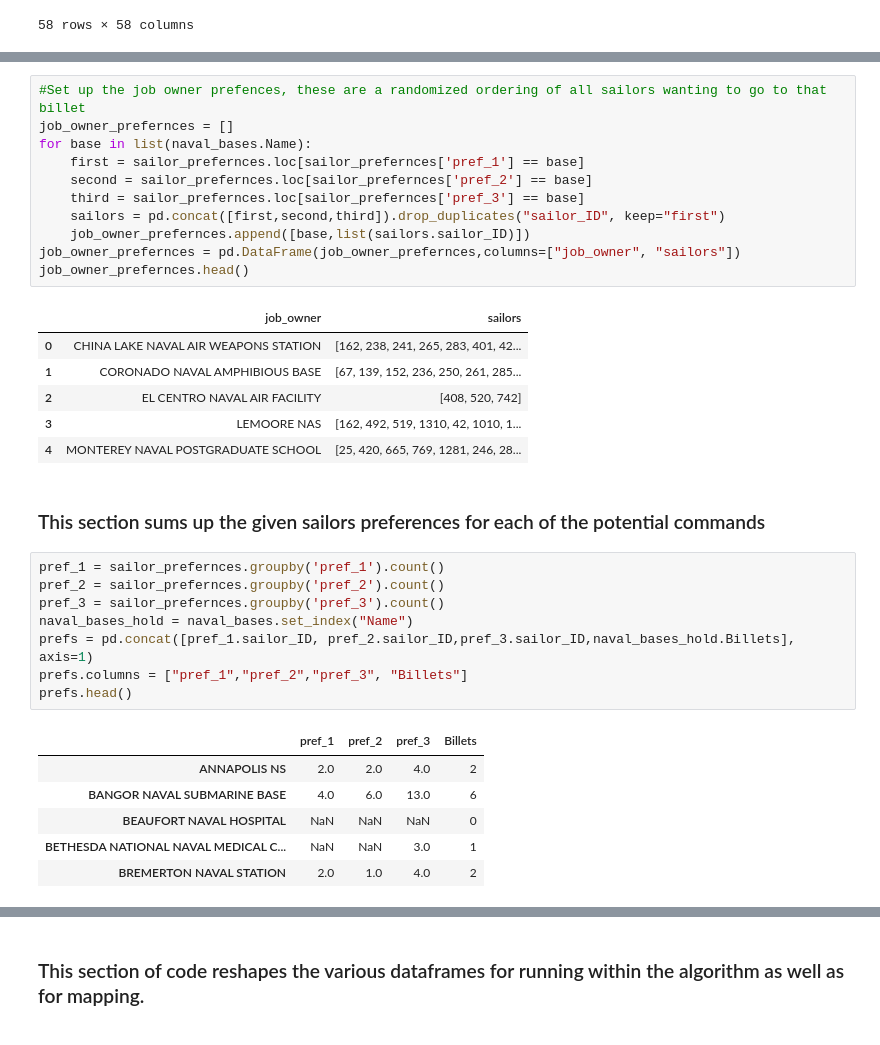
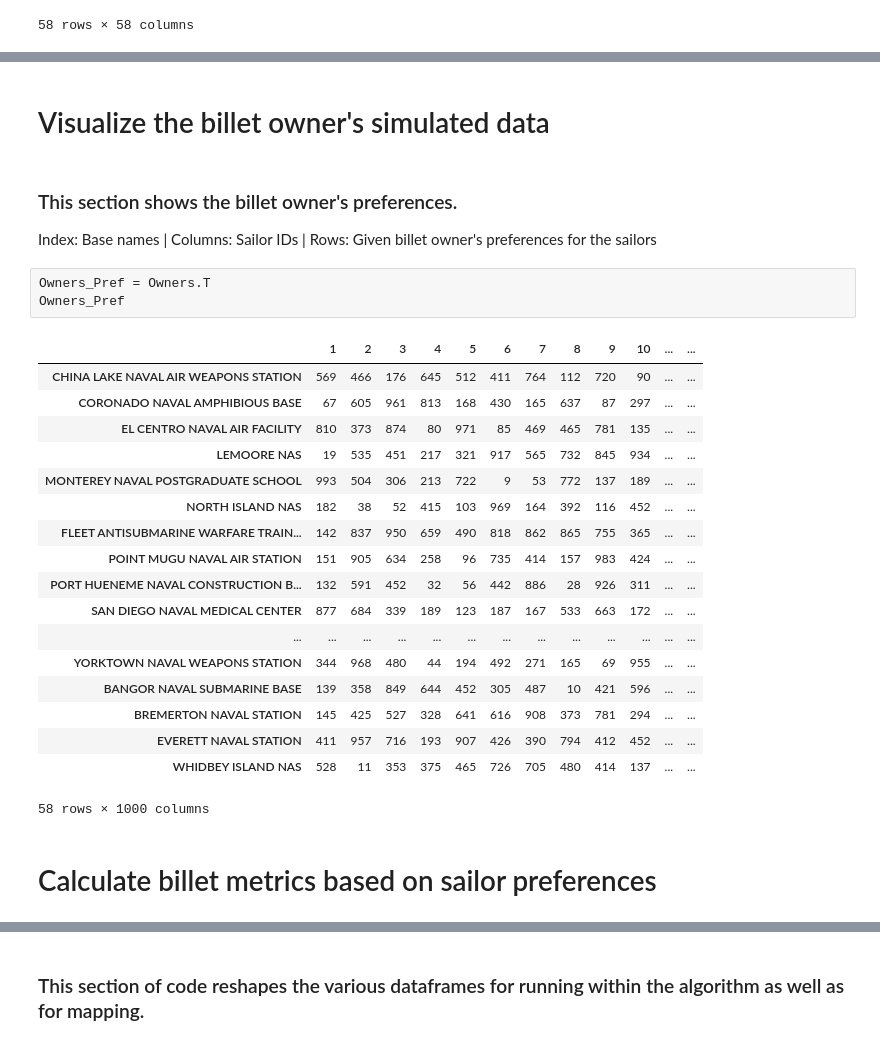
Before and after one commit to ieshaw/Dynamic_Manning, a Jupyter notebook: Code/Final Dynamic Manning Read Ahead.ipynb, the cells around one changed output, grey strips where cells are left out. Drawn from its saved outputs; the diff is of its cells as text.

Commit message:
Update Final Dynamic Manning Read Ahead.ipynb
More updates, need to do mapping and metrics then done

```diff
--- a/Code/Final Dynamic Manning Read Ahead.ipynb
+++ b/Code/Final Dynamic Manning Read Ahead.ipynb
@@ -91,35 +67,29 @@ sailor_prefernces.head()
-# %%
-#Set up the job owner prefences, these are a randomized ordering of all sailors wanting to go to that billet
-job_owner_prefernces = []
-for base in list(naval_bases.Name):
-    first = sailor_prefernces.loc[sailor_prefernces['pref_1'] == base]
-    second = sailor_prefernces.loc[sailor_prefernces['pref_2'] == base]
-    third = sailor_prefernces.loc[sailor_prefernces['pref_3'] == base]
-    sailors = pd.concat([first,second,third]).drop_duplicates("sailor_ID", keep="first")
-    job_owner_prefernces.append([base,list(sailors.sailor_ID)])
-job_owner_prefernces = pd.DataFrame(job_owner_prefernces,columns=["job_owner", "sailors"])
-job_owner_prefernces.head()
-# %% [output]
-|  | job_owner | sailors |
-| 0 | CHINA LAKE NAVAL AIR WEAPONS STATION | [162, 238, 241, 265, 283, 401, 42... |
-| 1 | CORONADO NAVAL AMPHIBIOUS BASE | [67, 139, 152, 236, 250, 261, 285... |
-| 2 | EL CENTRO NAVAL AIR FACILITY | [408, 520, 742] |
-| 3 | LEMOORE NAS | [162, 492, 519, 1310, 42, 1010, 1... |
-| 4 | MONTEREY NAVAL POSTGRADUATE SCHOOL | [25, 420, 665, 769, 1281, 246, 28... |
-# %% [markdown]
-### This section sums up the given sailors preferences for each of the potential commands
-# %%
-pref_1 = sailor_prefernces.groupby('pref_1').count()
-pref_2 = sailor_prefernces.groupby('pref_2').count()
-pref_3 = sailor_prefernces.groupby('pref_3').count()
-naval_bases_hold = naval_bases.set_index("Name")
-prefs = pd.concat([pref_1.sailor_ID, pref_2.sailor_ID,pref_3.sailor_ID,naval_bases_hold.Billets], axis=1)
-prefs.columns = ["pref_1","pref_2","pref_3", "Billets"]
-prefs.head()
-# %% [output]
-|  | pref_1 | pref_2 | pref_3 | Billets |
-| ANNAPOLIS NS | 2.0 | 2.0 | 4.0 | 2 |
-| BANGOR NAVAL SUBMARINE BASE | 4.0 | 6.0 | 13.0 | 6 |
-| BEAUFORT NAVAL HOSPITAL | NaN | NaN | NaN | 0 |
-| BETHESDA NATIONAL NAVAL MEDICAL C... | NaN | NaN | 3.0 | 1 |
-| BREMERTON NAVAL STATION | 2.0 | 1.0 | 4.0 | 2 |
+# %% [markdown]
+# Visualize the billet owner's simulated data
+# %% [markdown]
+### This section shows the billet owner's preferences.
+Index: Base names | Columns: Sailor IDs | Rows: Given billet owner's preferences for the sailors
+# %%
+Owners_Pref = Owners.T
+Owners_Pref
+# %% [output]
+|  | 1 | 2 | 3 | 4 | 5 | 6 | 7 | 8 | 9 | 10 | ... | ... |
+| CHINA LAKE NAVAL AIR WEAPONS STATION | 569 | 466 | 176 | 645 | 512 | 411 | 764 | 112 | 720 | 90 | ... | ... |
+| CORONADO NAVAL AMPHIBIOUS BASE | 67 | 605 | 961 | 813 | 168 | 430 | 165 | 637 | 87 | 297 | ... | ... |
+| EL CENTRO NAVAL AIR FACILITY | 810 | 373 | 874 | 80 | 971 | 85 | 469 | 465 | 781 | 135 | ... | ... |
+| LEMOORE NAS | 19 | 535 | 451 | 217 | 321 | 917 | 565 | 732 | 845 | 934 | ... | ... |
+| MONTEREY NAVAL POSTGRADUATE SCHOOL | 993 | 504 | 306 | 213 | 722 | 9 | 53 | 772 | 137 | 189 | ... | ... |
+| NORTH ISLAND NAS | 182 | 38 | 52 | 415 | 103 | 969 | 164 | 392 | 116 | 452 | ... | ... |
+| FLEET ANTISUBMARINE WARFARE TRAIN... | 142 | 837 | 950 | 659 | 490 | 818 | 862 | 865 | 755 | 365 | ... | ... |
+| POINT MUGU NAVAL AIR STATION | 151 | 905 | 634 | 258 | 96 | 735 | 414 | 157 | 983 | 424 | ... | ... |
+| PORT HUENEME NAVAL CONSTRUCTION B... | 132 | 591 | 452 | 32 | 56 | 442 | 886 | 28 | 926 | 311 | ... | ... |
+| SAN DIEGO NAVAL MEDICAL CENTER | 877 | 684 | 339 | 189 | 123 | 187 | 167 | 533 | 663 | 172 | ... | ... |
+| ... | ... | ... | ... | ... | ... | ... | ... | ... | ... | ... | ... | ... |
+| YORKTOWN NAVAL WEAPONS STATION | 344 | 968 | 480 | 44 | 194 | 492 | 271 | 165 | 69 | 955 | ... | ... |
+| BANGOR NAVAL SUBMARINE BASE | 139 | 358 | 849 | 644 | 452 | 305 | 487 | 10 | 421 | 596 | ... | ... |
+| BREMERTON NAVAL STATION | 145 | 425 | 527 | 328 | 641 | 616 | 908 | 373 | 781 | 294 | ... | ... |
+| EVERETT NAVAL STATION | 411 | 957 | 716 | 193 | 907 | 426 | 390 | 794 | 412 | 452 | ... | ... |
+| WHIDBEY ISLAND NAS | 528 | 11 | 353 | 375 | 465 | 726 | 705 | 480 | 414 | 137 | ... | ... |
+58 rows × 1000 columns
+# %% [markdown]
+# Calculate billet metrics based on sailor preferences
```
Also changed, not shown: parts of 6 cells of this notebook.
